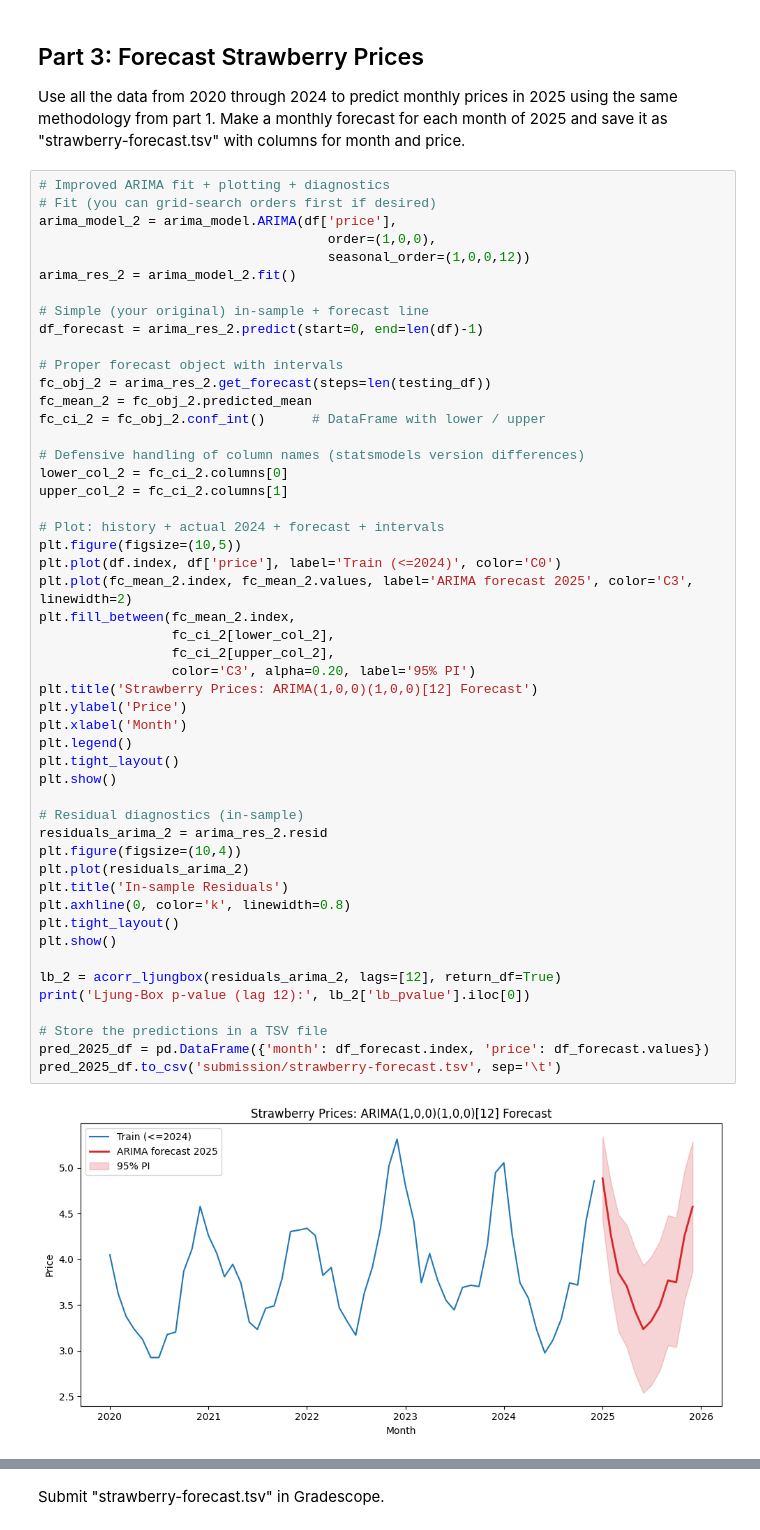
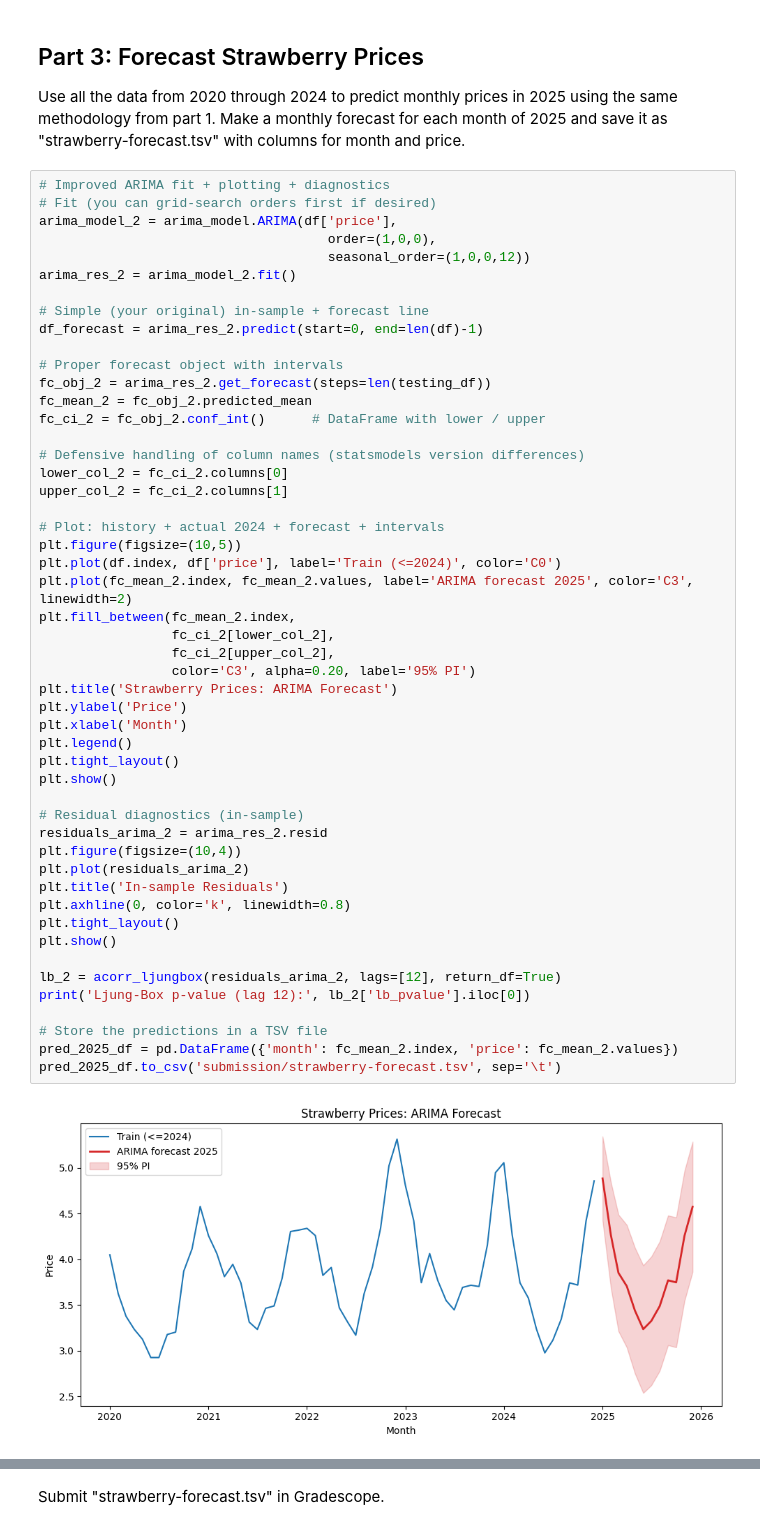
Before and after one commit to jtvon/dx704-project-02, a Jupyter notebook: project.ipynb, the cells around one changed output, grey strips where cells are left out. Cells and saved outputs as stored; diff of their text form.

```diff
--- a/project.ipynb
+++ b/project.ipynb
@@ -207,36 +213,36 @@ upper_col_2 = fc_ci_2.columns[1]
 
 # Plot: history + actual 2024 + forecast + intervals
 plt.figure(figsize=(10,5))
 plt.plot(df.index, df['price'], label='Train (<=2024)', color='C0')
 plt.plot(fc_mean_2.index, fc_mean_2.values, label='ARIMA forecast 2025', color='C3', linewidth=2)
 plt.fill_between(fc_mean_2.index,
                  fc_ci_2[lower_col_2],
                  fc_ci_2[upper_col_2],
                  color='C3', alpha=0.20, label='95% PI')
-plt.title('Strawberry Prices: ARIMA(1,0,0)(1,0,0)[12] Forecast')
+plt.title('Strawberry Prices: ARIMA Forecast')
 plt.ylabel('Price')
 plt.xlabel('Month')
 plt.legend()
 plt.tight_layout()
 plt.show()
 
 # Residual diagnostics (in-sample)
 residuals_arima_2 = arima_res_2.resid
 plt.figure(figsize=(10,4))
 plt.plot(residuals_arima_2)
 plt.title('In-sample Residuals')
 plt.axhline(0, color='k', linewidth=0.8)
 plt.tight_layout()
 plt.show()
 
 lb_2 = acorr_ljungbox(residuals_arima_2, lags=[12], return_df=True)
 print('Ljung-Box p-value (lag 12):', lb_2['lb_pvalue'].iloc[0])
 
 # Store the predictions in a TSV file
-pred_2025_df = pd.DataFrame({'month': df_forecast.index, 'price': df_forecast.values})
+pred_2025_df = pd.DataFrame({'month': fc_mean_2.index, 'price': fc_mean_2.values})
 pred_2025_df.to_csv('submission/strawberry-forecast.tsv', sep='\t')
 # %% [output]
-[figure, old version]
+[figure, new version]
 [figure]
 Ljung-Box p-value (lag 12): 0.3374097592350158
 # %% [markdown]
```
Also changed, not shown: parts of 6 cells of this notebook.
